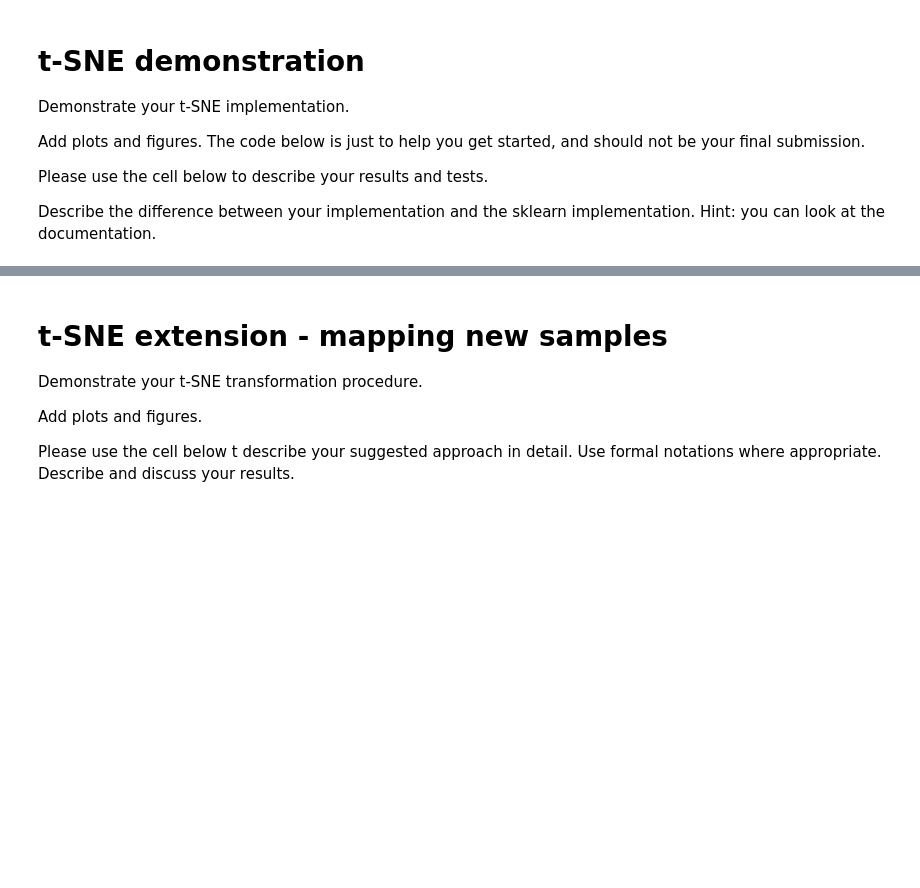
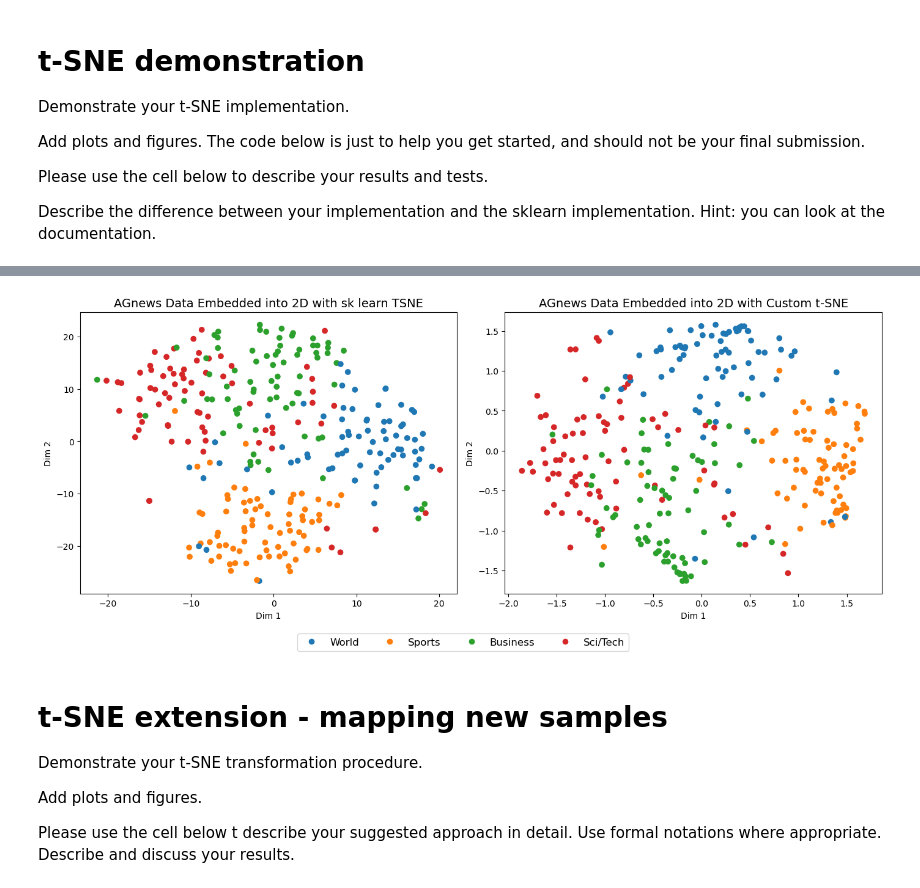
Before and after one commit to yGit741/advanced-ml-3945, a Jupyter notebook: ex1/ex1_204266191.ipynb, the cells around one changed output, grey strips where cells are left out. Cells and saved outputs as stored; diff of their text form; code cells hidden in the pictures; blank space fills up the shorter version.

```diff
--- a/ex1/ex1_204266191.ipynb
+++ b/ex1/ex1_204266191.ipynb
@@ -834,3 +940,79 @@ plt.show()
+# %%
+import matplotlib.pyplot as plt
+from sklearn.manifold import TSNE
+import numpy as np
+
+# AG News class names
+AG_NEWS_CLASSES = ["World", "Sports", "Business", "Sci/Tech"]
+
+# Explicit color map (guaranteed consistent)
+COLOR_MAP = {
+    0: "#1f77b4",  # blue
+    1: "#ff7f0e",  # orange
+    2: "#2ca02c",  # green
+    3: "#d62728",  # red
+}
+
+# Convert labels to colors
+point_colors = [COLOR_MAP[int(l)] for l in labels]
+
+# 1. sklearn TSNE
+sk_tsne = TSNE(
+    n_components=2,
+    perplexity=30,
+    random_state=42
+)
+XY_sklearn = sk_tsne.fit_transform(emb)
+
+# 2. your implementation
+my_tsne = CustomTSNE(
+    n_components=2,
+    perplexity=30,
+    learning_rate=200,
+    n_iter=1000
+)
+XY_custom = my_tsne.fit_transform(emb)
+
+# 3. side-by-side plots
+fig, axes = plt.subplots(1, 2, figsize=(14, 6))
+
+# --- sklearn ---
+axes[0].scatter(
+    XY_sklearn[:, 0], XY_sklearn[:, 1],
+    c=point_colors
+)
+axes[0].set_title("AGnews Data Embedded into 2D with sk learn TSNE", fontsize=14)
+axes[0].set_xlabel("Dim 1")
+axes[0].set_ylabel("Dim 2")
+
+# --- custom ---
+axes[1].scatter(
+    XY_custom[:, 0], XY_custom[:, 1],
+    c=point_colors
+)
+axes[1].set_title("AGnews Data Embedded into 2D with Custom t-SNE", fontsize=14)
+axes[1].set_xlabel("Dim 1")
+axes[1].set_ylabel("Dim 2")
+
+# --- Legend ---
+legend_handles = [
+    plt.Line2D([0], [0], marker='o', color='w',
+               markerfacecolor=COLOR_MAP[i], markersize=8)
+    for i in range(4)
+]
+
+fig.legend(
+    legend_handles,
+    AG_NEWS_CLASSES,
+    loc="lower center",
+    ncol=4,
+    fontsize=12
+)
+
+plt.tight_layout(rect=[0, 0.07, 1, 1])
+plt.show()
+# %% [output]
+[figure, added]
 # %% [markdown]
 # t-SNE extension - mapping new samples
 Demonstrate your t-SNE transformation procedure.
```
Also changed, not shown: parts of 10 cells of this notebook.
